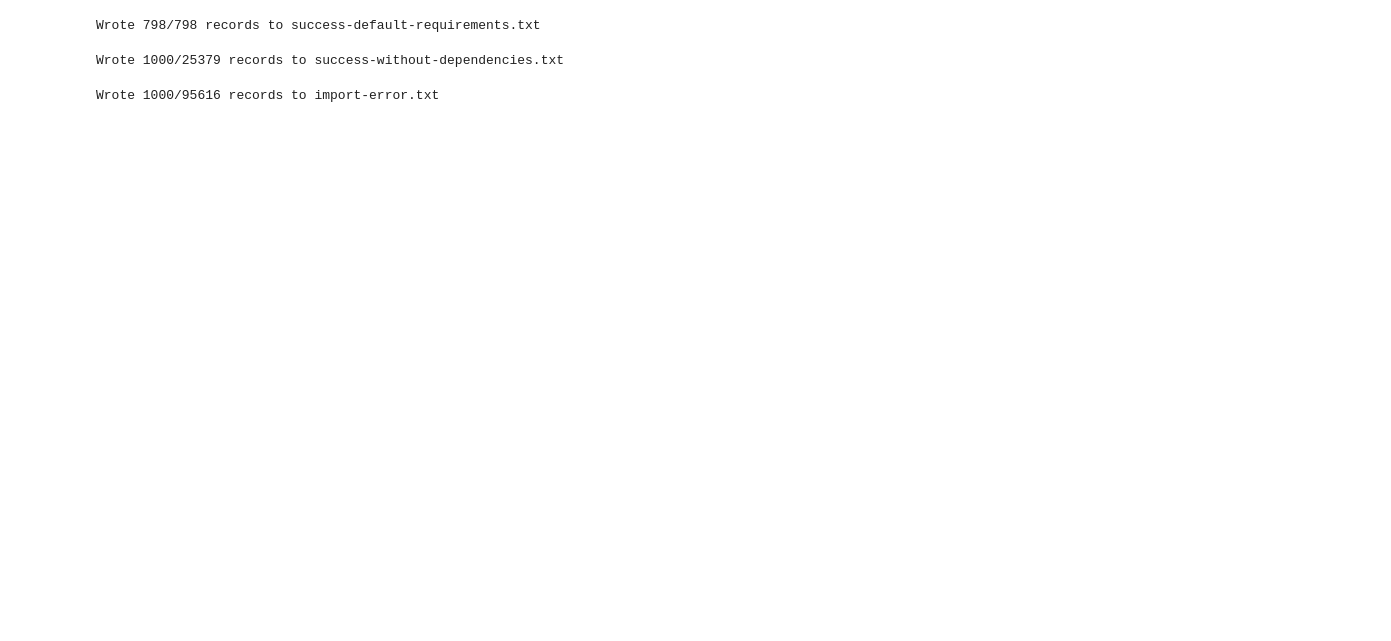
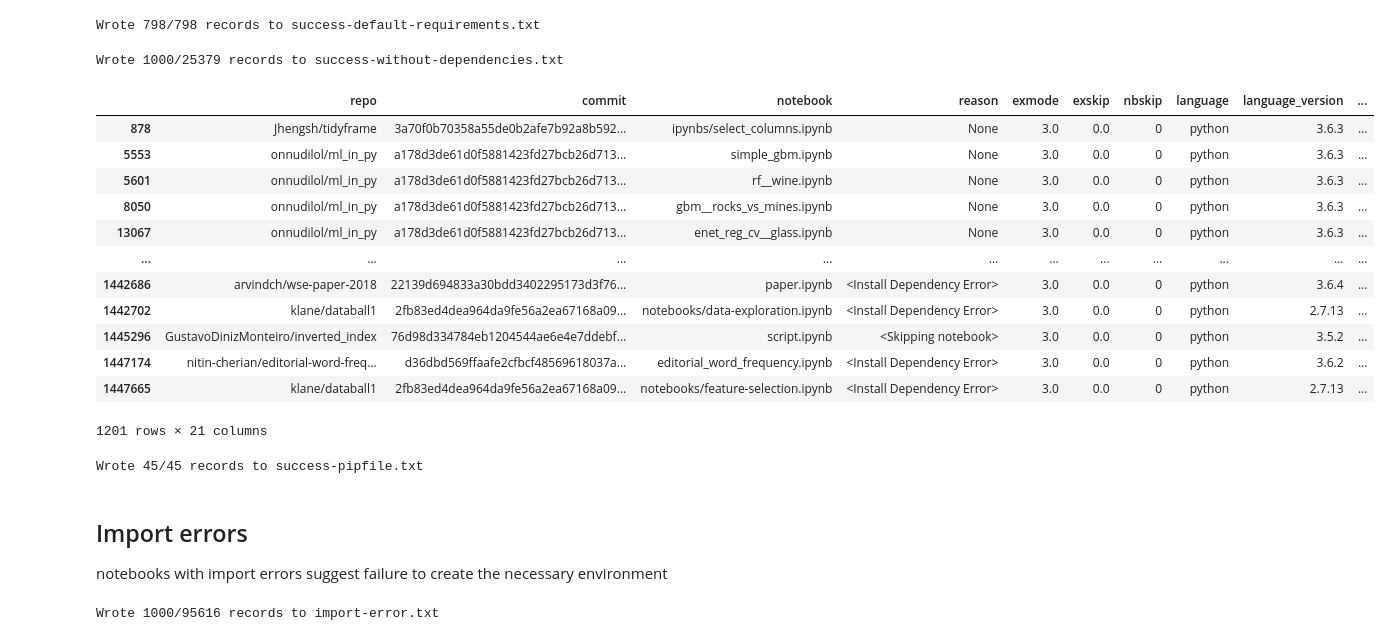
Before and after one commit to Vildeeide/repo2docker-reproducibility, a Jupyter notebook: db/queries.ipynb, the cells around one changed output. Drawn from its saved outputs; the diff is of its cells as text; code cells hidden in the pictures; blank space fills up the shorter version.

Commit message:
add pipfiles task list

```diff
--- a/db/queries.ipynb
+++ b/db/queries.ipynb
@@ -288,6 +288,35 @@ success_without_dependencies = matching_repos(
 save_grouped(success_without_dependencies, "success-without-dependencies.txt", sort=False, limit=1000)
 # %% [output]
 Wrote 1000/25379 records to success-without-dependencies.txt
+# %%
+df[df.pipfiles == "Pipfile"]
+# %% [output]
+|  | repo | commit | notebook | reason | exmode | exskip | nbskip | language | language_version | ... |
+| 878 | Jhengsh/tidyframe | 3a70f0b70358a55de0b2afe7b92a8b592... | ipynbs/select_columns.ipynb | None | 3.0 | 0.0 | 0 | python | 3.6.3 | ... |
+| 5553 | onnudilol/ml_in_py | a178d3de61d0f5881423fd27bcb26d713... | simple_gbm.ipynb | None | 3.0 | 0.0 | 0 | python | 3.6.3 | ... |
+| 5601 | onnudilol/ml_in_py | a178d3de61d0f5881423fd27bcb26d713... | rf__wine.ipynb | None | 3.0 | 0.0 | 0 | python | 3.6.3 | ... |
+| 8050 | onnudilol/ml_in_py | a178d3de61d0f5881423fd27bcb26d713... | gbm__rocks_vs_mines.ipynb | None | 3.0 | 0.0 | 0 | python | 3.6.3 | ... |
+| 13067 | onnudilol/ml_in_py | a178d3de61d0f5881423fd27bcb26d713... | enet_reg_cv__glass.ipynb | None | 3.0 | 0.0 | 0 | python | 3.6.3 | ... |
+| ... | ... | ... | ... | ... | ... | ... | ... | ... | ... | ... |
+| 1442686 | arvindch/wse-paper-2018 | 22139d694833a30bdd3402295173d3f76... | paper.ipynb | <Install Dependency Error> | 3.0 | 0.0 | 0 | python | 3.6.4 | ... |
+| 1442702 | klane/databall1 | 2fb83ed4dea964da9fe56a2ea67168a09... | notebooks/data-exploration.ipynb | <Install Dependency Error> | 3.0 | 0.0 | 0 | python | 2.7.13 | ... |
+| 1445296 | GustavoDinizMonteiro/inverted_index | 76d98d334784eb1204544ae6e4e7ddebf... | script.ipynb | <Skipping notebook> | 3.0 | 0.0 | 0 | python | 3.5.2 | ... |
+| 1447174 | nitin-cherian/editorial-word-freq... | d36dbd569ffaafe2cfbcf48569618037a... | editorial_word_frequency.ipynb | <Install Dependency Error> | 3.0 | 0.0 | 0 | python | 3.6.2 | ... |
+| 1447665 | klane/databall1 | 2fb83ed4dea964da9fe56a2ea67168a09... | notebooks/feature-selection.ipynb | <Install Dependency Error> | 3.0 | 0.0 | 0 | python | 2.7.13 | ... |
+1201 rows × 21 columns
+# %%
+pipfile_mask = df["pipfiles"] == "Pipfile"
+pipfile_lock_mask = df["pipfile_locks"] == "Pipfile.lock"
+success_pipfiles = matching_repos(
+    df["success"] & (pipfile_mask | pipfile_lock_mask)
+)
+save_grouped(success_pipfiles, "success-pipfile.txt")
+# %% [output]
+Wrote 45/45 records to success-pipfile.txt
+# %% [markdown]
+## Import errors
+
+notebooks with import errors suggest failure to create the necessary environment
 # %%
 import_error_mask = df["reason"].str.contains("ImportError") | df["reason"].str.contains("ModuleNotFound")
 import_errors = matching_repos(import_error_mask)
```
Also changed, not shown: parts of 2 cells of this notebook, 1 other file.
